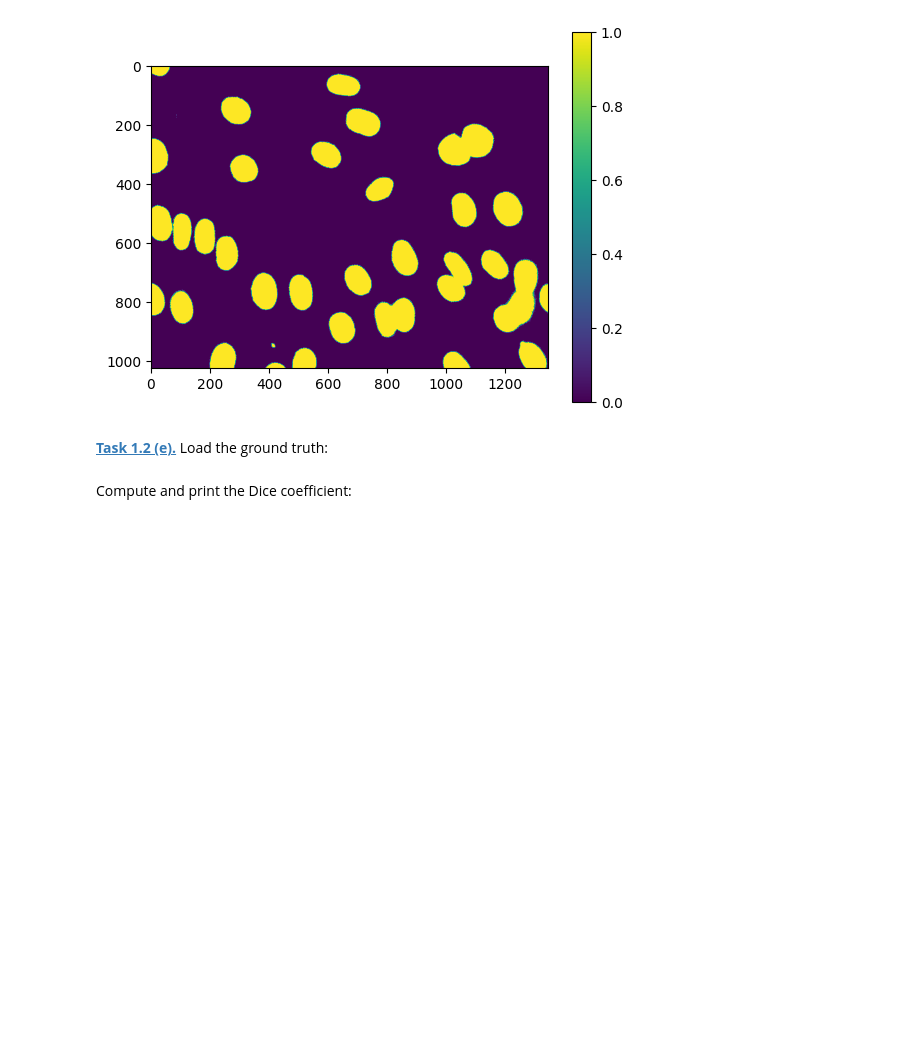
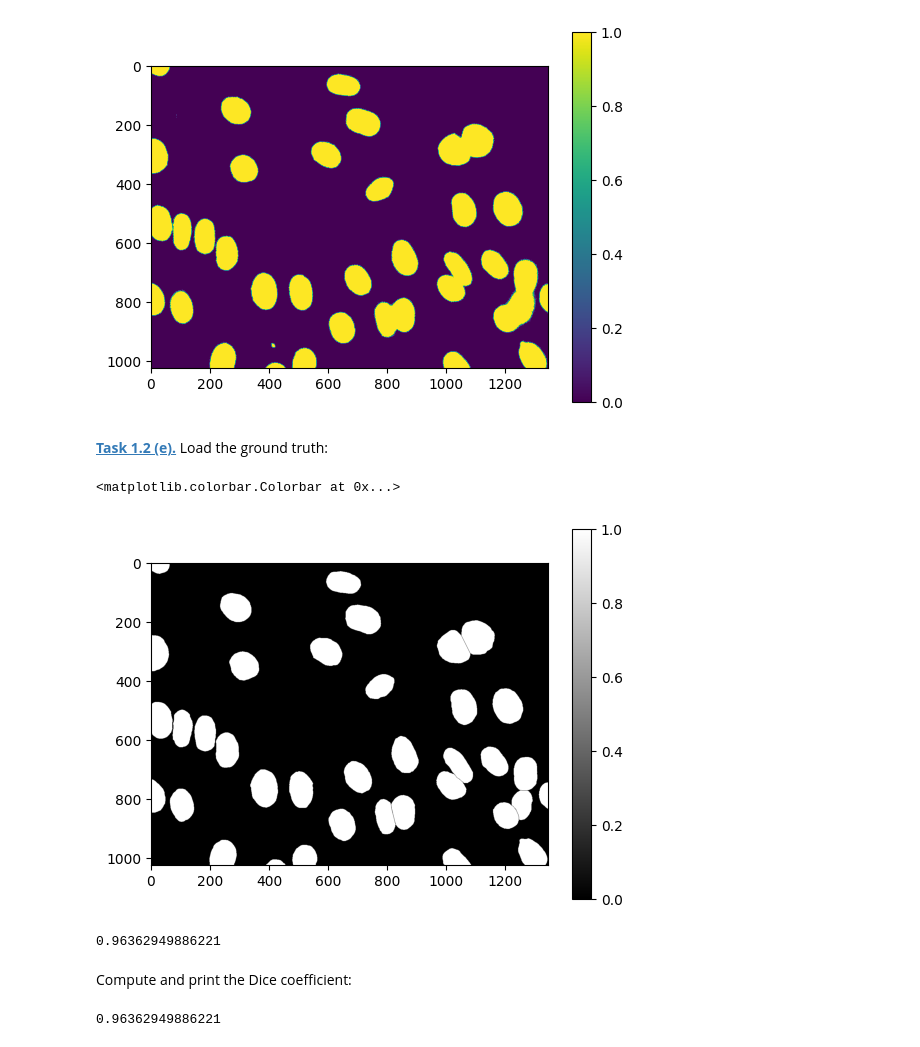
Before and after one commit to grosserC/mobi-fs5-python, a Jupyter notebook: segm_threshold.ipynb, the cells around one changed output. Saved outputs shown, nothing was run; the diff lists cells and outputs as text; code cells hidden in the pictures; blank space fills up the shorter version.

Commit message:
finish dice score

```diff
--- a/segm_threshold.ipynb
+++ b/segm_threshold.ipynb
@@ -33,6 +33,29 @@ plt.colorbar()
 # %% [markdown]
 **[Task 1.2 (e).]()** Load the ground truth:
 # %%
-groundtruth = plt.imread('data/NIH3T3/im/dna-0.png')
+groundtruth = plt.imread('data/NIH3T3/gt/0.png')
+
+plt.figure()
+plt.imshow(groundtruth, cmap = "gray")
+plt.colorbar()
+# %% [output]
+<matplotlib.colorbar.Colorbar at 0x...>
+[figure, added]
+# %%
+H = np.asarray(groundtruth>0, dtype = bool)
+G = np.asarray(img_out, dtype = bool)
+GH = np.logical_and(G,H).sum()
+dice = 2*GH/(G.sum()+H.sum())
+print(dice)
+# %% [output]
+0.96362949886221
 # %% [markdown]
 Compute and print the Dice coefficient:
+# %%
+G = groundtruth.astype(np.uint8)
+H = img_out.astype(np.uint8)
+
+dice = (2*(G*H).sum())/(G.sum() + H.sum())
+print(dice)
+# %% [output]
+0.96362949886221
```
